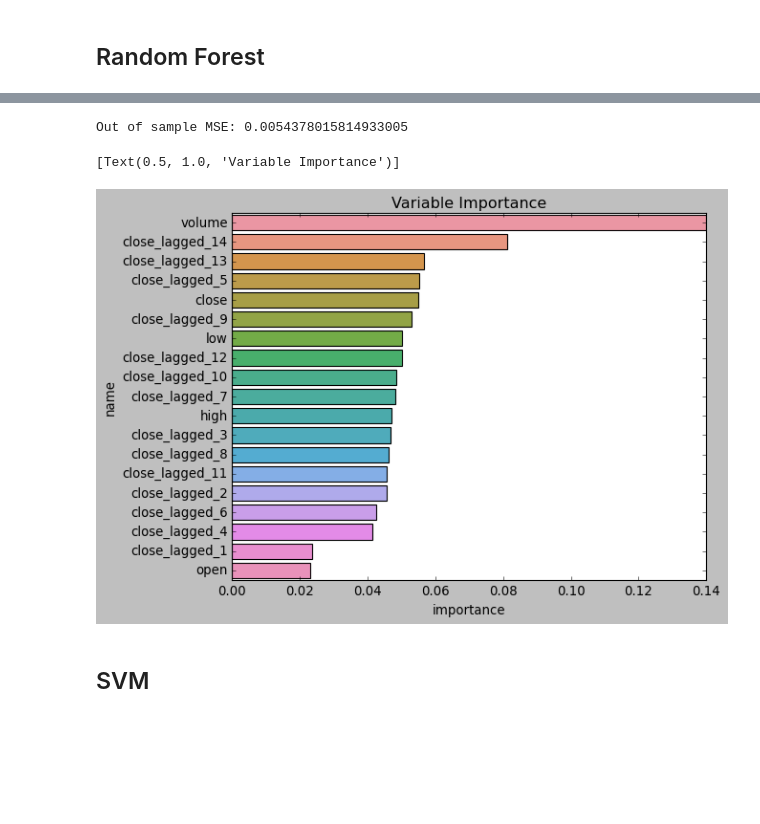
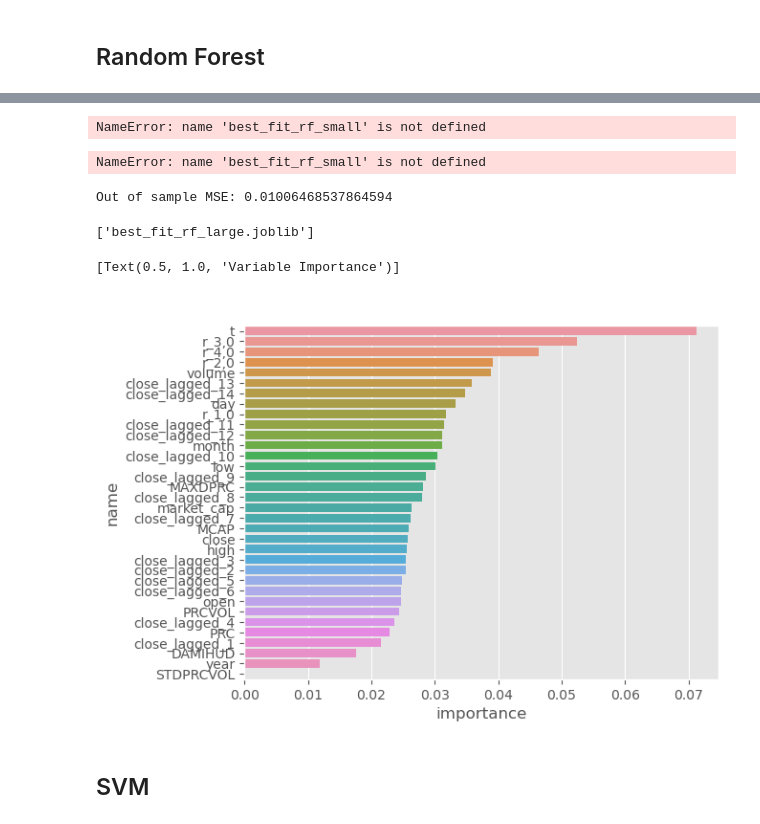
Before and after one commit to m-j-w-f/Intro-to-ML, a Jupyter notebook: Nb.ipynb, the cells around one changed output, grey strips where cells are left out. Drawn from its saved outputs; the diff is of its cells as text; code cells hidden in the pictures; blank space fills up the shorter version.

Commit message:
🌲RF Hyperparameter Search

```diff
--- a/Nb.ipynb
+++ b/Nb.ipynb
@@ -233,7 +253,7 @@ Out of sample MSE: 0.008264509380440894
-# %%
-# Model with lagged prices
-pred_vars = X.columns
-err, fit = random_forst(pred_vars=pred_vars)
-print(f"Out of sample MSE: {err}")
-# %% [output]
-Out of sample MSE: 0.0054378015814933005
+# %%
+# define args for Hyperparameter testing
+args = [{"n_estimators": n, "min_samples_split": s, "max_features": m, "criterion": c}
+ for n in [100, 250, 500, 1000, 2000]
+ for s in [2, 3, 4]
+ for m in ["sqrt", "log2", 1.0]
+ for c in ["squared_error", "absolute_error", "friedman_mse"]]
@@ -240,10 +280,51 @@ Out of sample MSE: 0.0054378015814933005
+# %%
+y_pred = best_fit_rf_small.predict(X_test)
+e = error_measure(y_pred=y_pred, y_true=y_test)
+print(f"Out of sample MSE: {e}")
+# %% [output]
+NameError: name 'best_fit_rf_small' is not defined
+# %%
+dump(best_fit_rf_small, "best_fit_rf_small.joblib")
+# %% [output]
+NameError: name 'best_fit_rf_small' is not defined
+# %%
+# Model with lagged prices
+pred_vars = btc_cut.columns.drop(["date", "R7"])
+best_e = np.Inf
+
+# Get relevant predictors
+X = btc_cut[pred_vars]
+y = btc_cut.R7
+# 80/20 split
+X_train, X_valid, X_test, y_train, y_valid, y_test = data_split(X, y)
+
+pbar = tqdm(args)
+for arg in pbar:
+    e, fit = random_forest(args=arg, X_train=X_train, y_train=y_train, X_valid=X_valid, y_valid=y_valid, pred_vars=pred_vars)
+    pbar.set_postfix({"Current Args": arg, "Error": best_e})
+    if e < best_e:
+        best_e = e
+        best_fit_rf_large = fit
+        best_params_rf_large = arg
+        pbar.set_postfix({"Current Args": arg, "Error": best_e})
+
+
+y_pred = best_fit_rf_large.predict(X_test)
+e = error_measure(y_pred=y_pred, y_true=y_test)
+print(f"Out of sample MSE: {e}")
+# %% [output]
+Out of sample MSE: 0.01006468537864594
+# %%
+dump(best_fit_rf_large, "best_fit_rf_large.joblib")
+# %% [output]
+['best_fit_rf_large.joblib']
 # %%
-imp = pd.DataFrame({"importance":fit.feature_importances_, "name": pred_vars})
+imp = pd.DataFrame({"importance":best_fit_rf_large.feature_importances_, "name": pred_vars})
 imp = imp.sort_values(by=["importance"], ascending=False)
 sns.barplot(x=imp.importance,y=imp.name).set(title='Variable Importance')
 # %% [output]
 [Text(0.5, 1.0, 'Variable Importance')]
-[figure, old version]
+[figure, new version]
 # %% [markdown]
 ## SVM
 # %%
```
Also changed, not shown: parts of 16 cells of this notebook, 1 other file.
